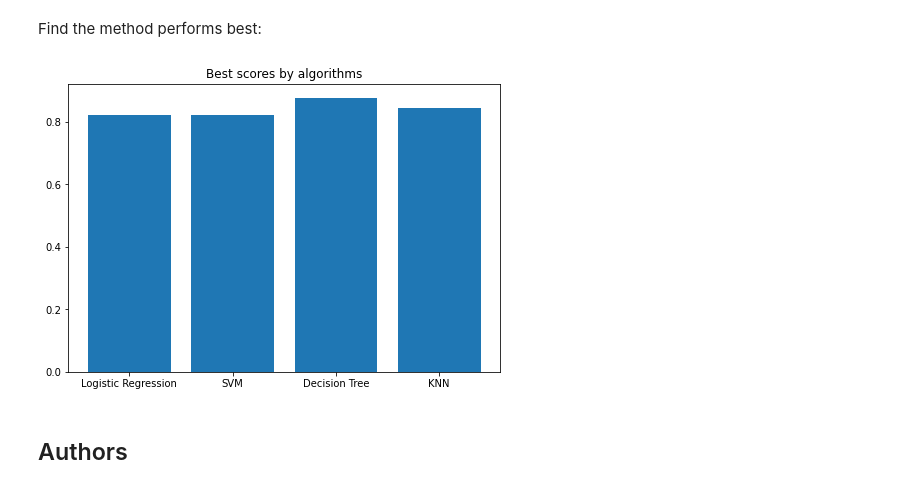
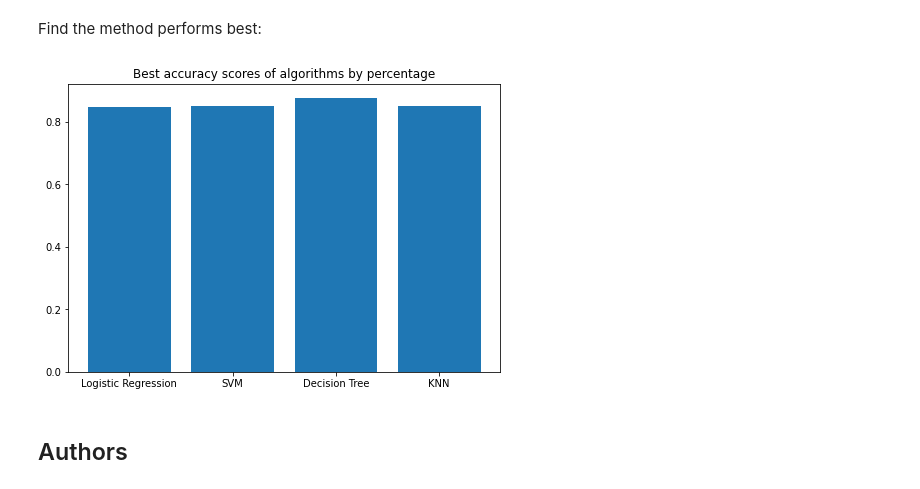
Before and after one commit to tientea/Coursera_Capstone, a Jupyter notebook: Tesla Launches Analysis Notebooks/Machine_Learning_Prediction.ipynb, the cells around one changed output. Saved outputs shown, nothing was run; the diff lists cells and outputs as text; code cells hidden in the pictures.

```diff
--- a/Tesla Launches Analysis Notebooks/Machine_Learning_Prediction.ipynb
+++ b/Tesla Launches Analysis Notebooks/Machine_Learning_Prediction.ipynb
@@ -177,10 +177,10 @@ parameters ={'C':[0.01,0.1,1],
              'penalty':['l2'],
              'solver':['lbfgs']}
 # %%
-parameters ={"C":[0.01,0.1,1],'penalty':['l2'], 'solver':['lbfgs']}# l1 lasso l2 ridge
+# l1 lasso l2 ridge
 lr=LogisticRegression()
 logreg_cv = GridSearchCV(lr, parameters, cv = 10)
-logreg_cv.fit(X,Y)
+logreg_cv.fit(X_train, Y_train)
 # %% [output]
 GridSearchCV(cv=10, estimator=LogisticRegression(),
              param_grid={'C': [0.01, 0.1, 1], 'penalty': ['l2'],
@@ -221,7 +221,7 @@ parameters = {'kernel':('linear', 'rbf','poly','rbf', 'sigmoid'),
 svm = SVC()
 # %%
 svm_cv = GridSearchCV(svm, parameters, cv = 10)
-svm_cv.fit(X,Y)
+svm_cv.fit(X_train, Y_train)
 # %% [output]
 GridSearchCV(cv=10, estimator=SVC(),
              param_grid={'C': array([1.00000000e-03, 3.16227766e-02, 1.00000000e+00, 3.16227766e+01,
@@ -265,7 +265,7 @@ parameters = {'criterion': ['gini', 'entropy'],
 tree = DecisionTreeClassifier()
 # %%
 tree_cv = GridSearchCV(tree, parameters, cv= 10)
-tree_cv.fit(X,Y)
+tree_cv.fit(X_train, Y_train)
 # %% [output]
 GridSearchCV(cv=10, estimator=DecisionTreeClassifier(),
              param_grid={'criterion': ['gini', 'entropy'],
@@ -307,7 +307,7 @@ parameters = {'n_neighbors': [1, 2, 3, 4, 5, 6, 7, 8, 9, 10],
 KNN = KNeighborsClassifier()
 # %%
 knn_cv = GridSearchCV(KNN, parameters, cv= 10)
-knn_cv.fit(X, Y)
+knn_cv.fit(X_train, Y_train)
 # %% [output]
 GridSearchCV(cv=10, estimator=KNeighborsClassifier(),
              param_grid={'algorithm': ['auto', 'ball_tree', 'kd_tree', 'brute'],
@@ -341,13 +341,16 @@ Find the method performs best:
 # %%
 fig = plt.figure()
 ax = fig.add_axes([0,0,1,1])
 algo = ['Logistic Regression', 'SVM', 'Decision Tree', 'KNN']
-algo_scores = [logreg_cv.best_score_,svm_cv.best_score_,tree_cv.best_score_,knn_cv.best_score_]
-ax.bar(algo,algo_scores)
-ax.set_title('Best scores by algorithms')
+algo_scores = [logreg_cv.best_score_,
+               svm_cv.best_score_,
+               tree_cv.best_score_,
+               knn_cv.best_score_]
+ax.bar(algo, algo_scores)
+ax.set_title('Best accuracy scores of algorithms by percentage')
 plt.show()
 # %% [output]
-[figure, old version]
+[figure, new version]
 # %% [markdown]
 ## Authors
 # %% [markdown]
```
Also changed, not shown: parts of 12 cells of this notebook.
